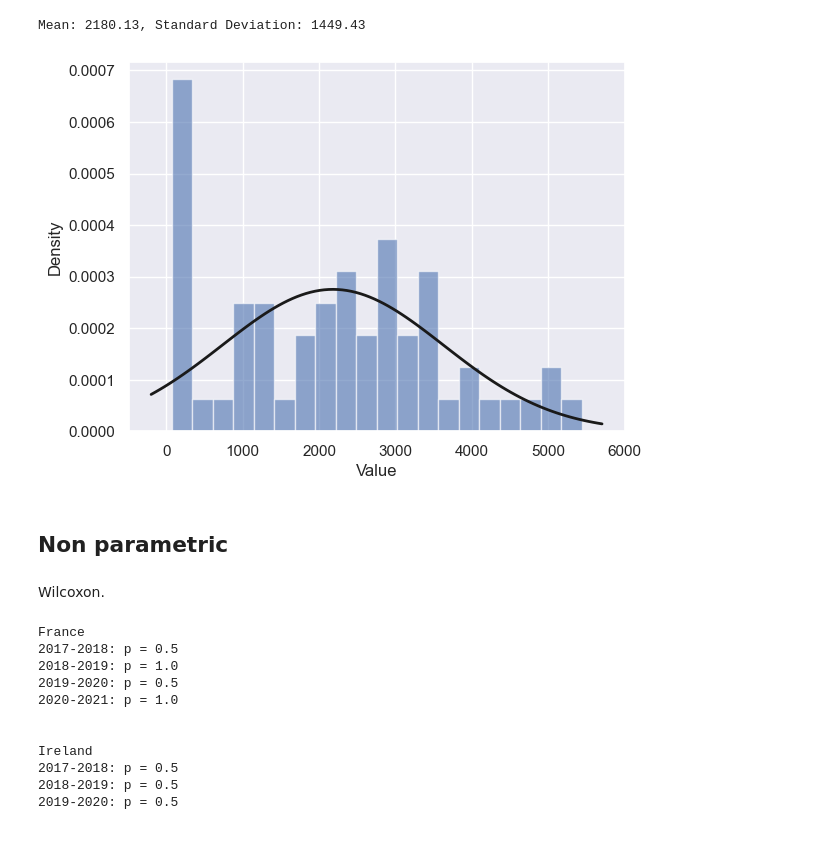
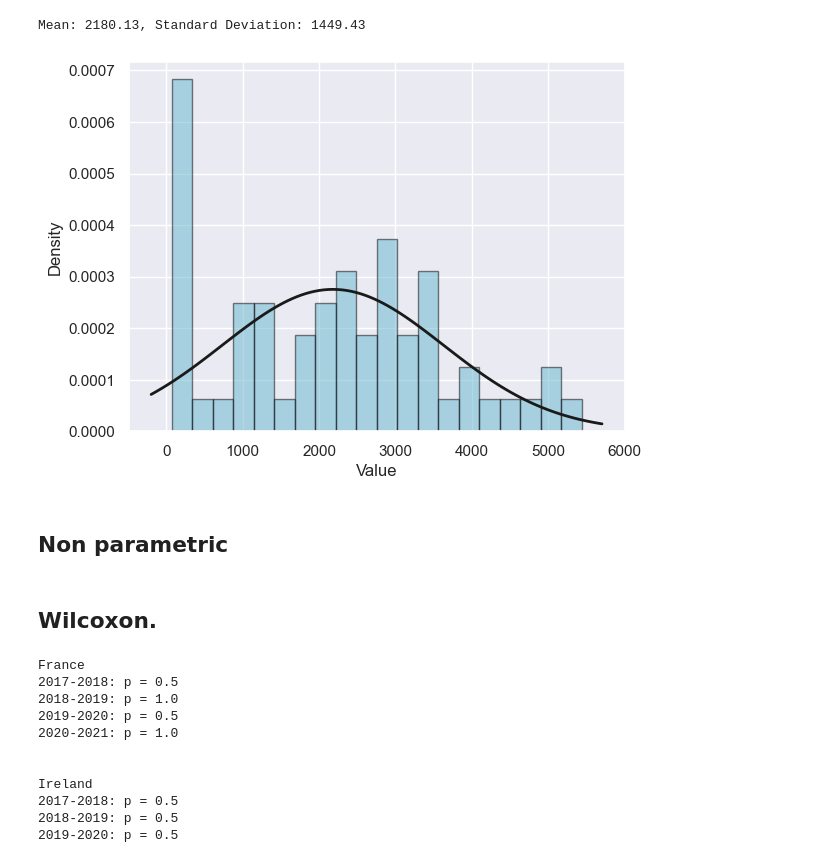
Before and after one commit to SandraMerchant/Project-No.-2, a Jupyter notebook: Project No.2.ipynb, the cells around one changed output. Drawn from its saved outputs; the diff is of its cells as text; code cells hidden in the pictures.

```diff
--- a/Project No.2.ipynb
+++ b/Project No.2.ipynb
@@ -50,3 +54,6 @@ Unit         object
 Date          int64
 Value       float64
 dtype: object
+# %%
+Exp_and_Imp = Exp_and_Imp.drop(['Unit'],axis=1)
+Exp_and_Imp.head(60)
@@ -187,18 +196,18 @@ print('Mean: %.2f, Standard Deviation: %.2f' % (mu, std))
 # %% [output]
 Mean: 2180.13, Standard Deviation: 1449.43
 # %%
-# plot the histogram of the data and the probability density function of the normal distribution
-plt.hist(values, bins=20, density=True, alpha=0.6)
+#  Histogram of the data and the probability density function of the normal distribution
+plt.hist(values, bins=20, density=True, edgecolor='black', color='c', alpha=0.50)
 xmin, xmax = plt.xlim()
 x = np.linspace(xmin, xmax, 100)
 p = norm.pdf(x, mu, std)
 plt.plot(x, p, 'k', linewidth=2)
 plt.xlabel('Value')
 plt.ylabel('Density')
 plt.show()
 # %% [output]
-[figure, old version]
+[figure, new version]
 # %% [markdown]
 ## Non parametric
 # %% [markdown]
-Wilcoxon.
+## Wilcoxon.
```
Also changed, not shown: parts of 35 cells of this notebook.
